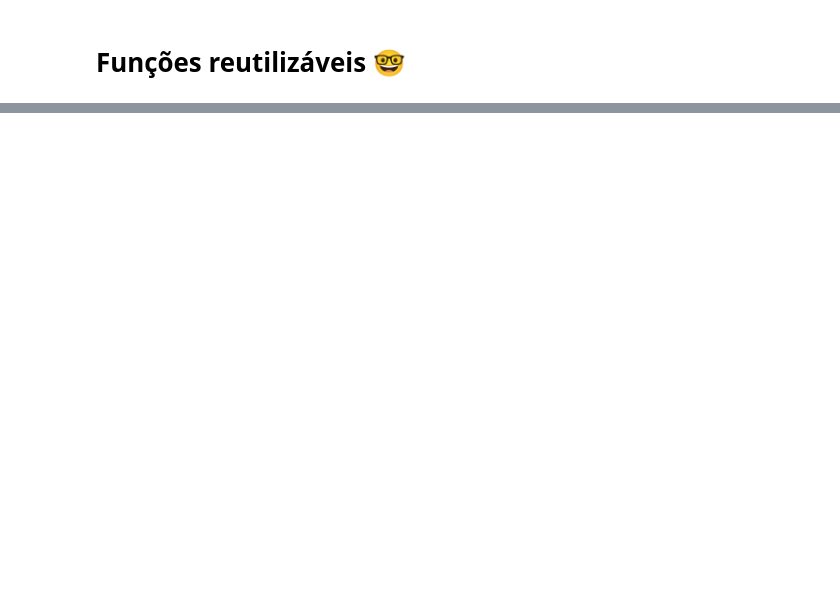
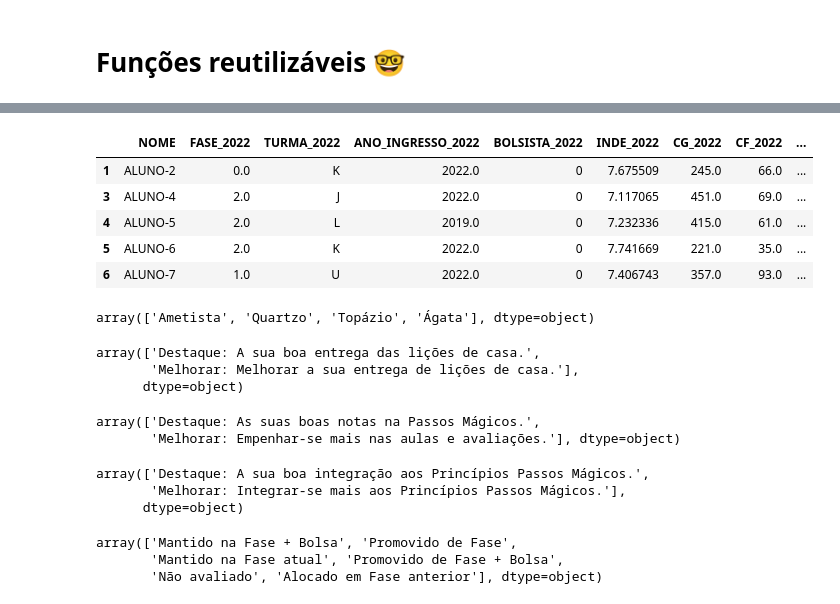
Before and after one commit to eugeniogdiniz/PosTechDataScience_Fiap, a Jupyter notebook: 05_Deep_Learning/TechChallenge/Script/notebook/DATATHON_PASSOS_MÁGICOS.ipynb, the cells around one changed output, grey strips where cells are left out. Drawn from its saved outputs; the diff is of its cells as text; code cells hidden in the pictures; blank space fills up the shorter version.

```diff
--- a/05_Deep_Learning/TechChallenge/Script/notebook/DATATHON_PASSOS_MÁGICOS.ipynb
+++ b/05_Deep_Learning/TechChallenge/Script/notebook/DATATHON_PASSOS_MÁGICOS.ipynb
@@ -78,3 +15,7 @@ Index(['FASE_2022', 'TURMA_2022', 'ANO_INGRESSO_2022', 'BOLSISTA_2022',
+# %%
+#Ajustando configurações para permitir a visualização de todas as colunas
+
+pd.set_option('display.max_columns', None)
 # %% [markdown]
 # Funções reutilizáveis 🤓
 # %%
@@ -205,0 +96,36 @@ df_2022.head()
+# %%
+passos_magicos_22.head()
+# %% [output]
+|  | NOME | FASE_2022 | TURMA_2022 | ANO_INGRESSO_2022 | BOLSISTA_2022 | INDE_2022 | CG_2022 | CF_2022 | ... |
+| 1 | ALUNO-2 | 0.0 | K | 2022.0 | 0 | 7.675509 | 245.0 | 66.0 | ... |
+| 3 | ALUNO-4 | 2.0 | J | 2022.0 | 0 | 7.117065 | 451.0 | 69.0 | ... |
+| 4 | ALUNO-5 | 2.0 | L | 2019.0 | 0 | 7.232336 | 415.0 | 61.0 | ... |
+| 5 | ALUNO-6 | 2.0 | K | 2022.0 | 0 | 7.741669 | 221.0 | 35.0 | ... |
+| 6 | ALUNO-7 | 1.0 | U | 2022.0 | 0 | 7.406743 | 357.0 | 93.0 | ... |
+# %%
+passos_magicos_22['PEDRA_2022'].unique()
+# %% [output]
+array(['Ametista', 'Quartzo', 'Topázio', 'Ágata'], dtype=object)
+# %%
+passos_magicos_22['DESTAQUE_IEG_2022'].unique()
+# %% [output]
+array(['Destaque: A sua boa entrega das lições de casa.',
+       'Melhorar: Melhorar a sua entrega de lições de casa.'],
+      dtype=object)
+# %%
+passos_magicos_22['DESTAQUE_IDA_2022'].unique()
+# %% [output]
+array(['Destaque: As suas boas notas na Passos Mágicos.',
+       'Melhorar: Empenhar-se mais nas aulas e avaliações.'], dtype=object)
+# %%
+passos_magicos_22['DESTAQUE_IPV_2022'].unique()
+# %% [output]
+array(['Destaque: A sua boa integração aos Princípios Passos Mágicos.',
+       'Melhorar: Integrar-se mais aos Princípios Passos Mágicos.'],
+      dtype=object)
+# %%
+passos_magicos_22['REC_AVA_1_2022'].unique()
+# %% [output]
+array(['Mantido na Fase + Bolsa', 'Promovido de Fase',
+       'Mantido na Fase atual', 'Promovido de Fase + Bolsa',
+       'Não avaliado', 'Alocado em Fase anterior'], dtype=object)
```
Also changed, not shown: parts of 41 cells of this notebook, 2 other files.
